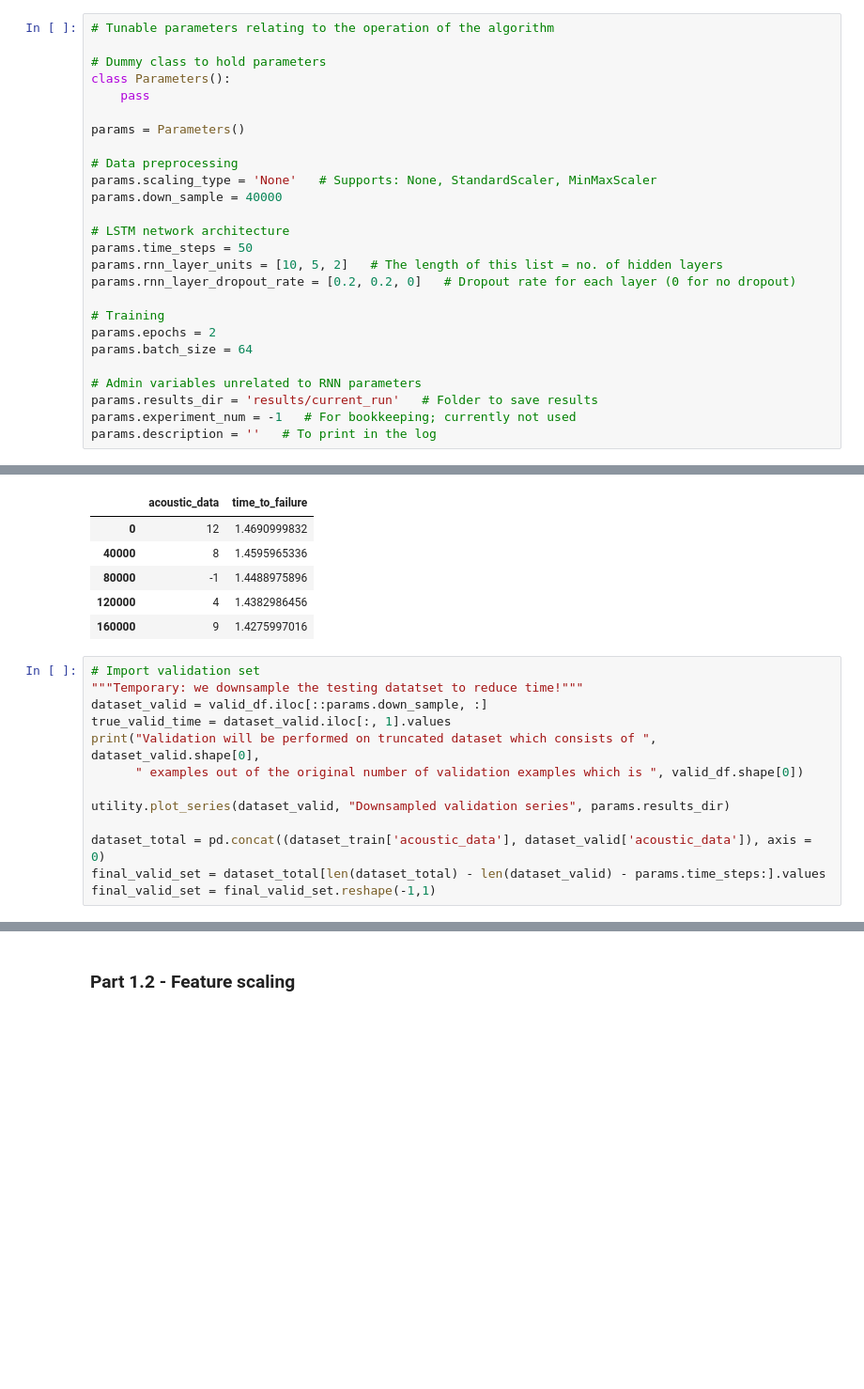
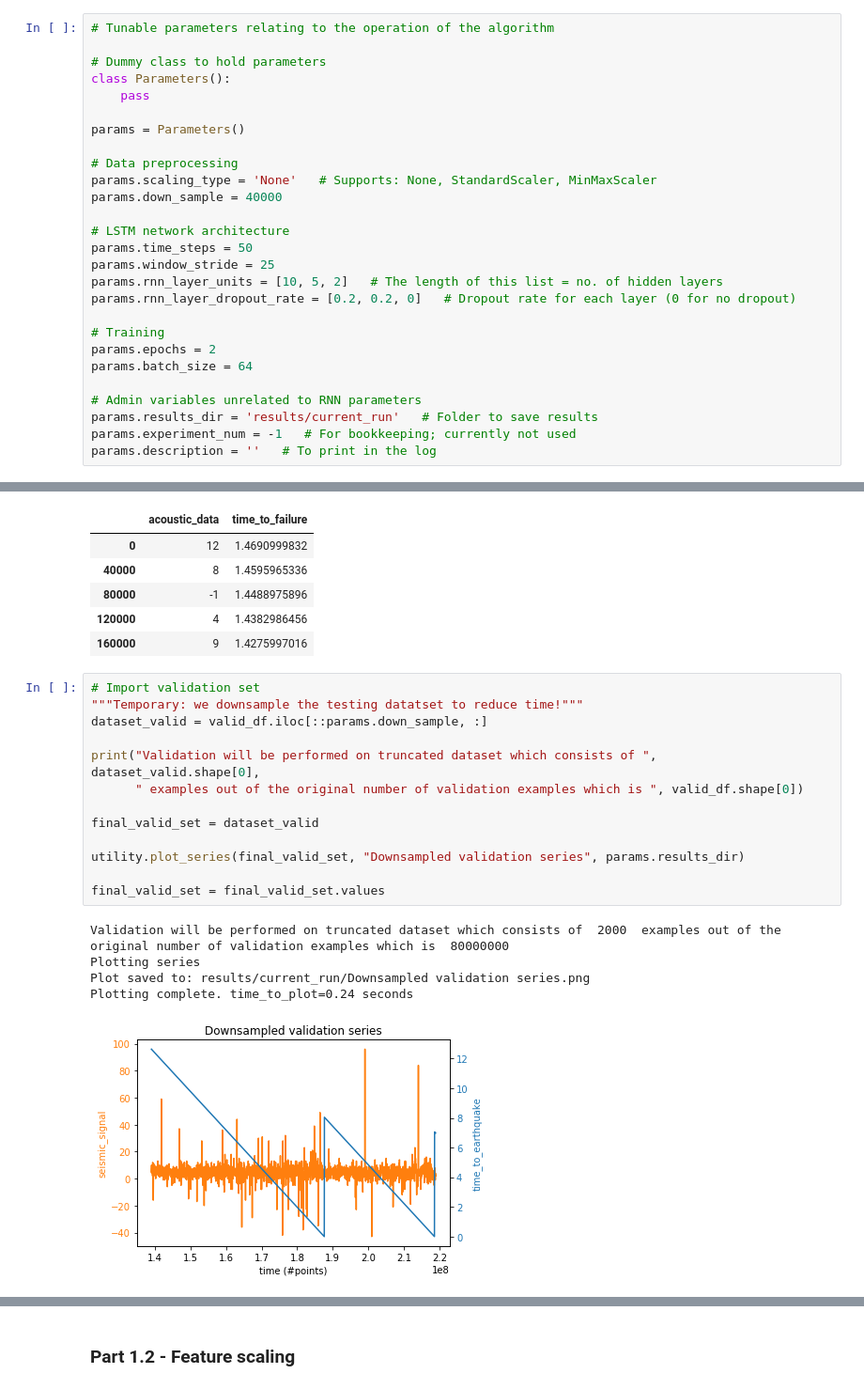
Before and after one commit to sgamage2/ece-9309-ml-project, a Jupyter notebook: LANL_NB.ipynb, the cells around one changed output, grey strips where cells are left out. Shown at 94% size. Drawn from its saved outputs; the diff is of its cells as text; blank space fills up the shorter version.

```diff
--- a/LANL_NB.ipynb
+++ b/LANL_NB.ipynb
@@ -110,6 +111,7 @@ params.down_sample = 40000
 
 # LSTM network architecture
 params.time_steps = 50
+params.window_stride = 25
 params.rnn_layer_units = [10, 5, 2]   # The length of this list = no. of hidden layers
 params.rnn_layer_dropout_rate = [0.2, 0.2, 0]   # Dropout rate for each layer (0 for no dropout)
 
@@ -303,16 +309,22 @@ memory usage: 61.1 KB
 # %%
 # Import validation set
 """Temporary: we downsample the testing datatset to reduce time!"""
 dataset_valid = valid_df.iloc[::params.down_sample, :]
-true_valid_time = dataset_valid.iloc[:, 1].values
+
 print("Validation will be performed on truncated dataset which consists of ", dataset_valid.shape[0],
       " examples out of the original number of validation examples which is ", valid_df.shape[0])
 
-utility.plot_series(dataset_valid, "Downsampled validation series", params.results_dir)
+final_valid_set = dataset_valid
 
-dataset_total = pd.concat((dataset_train['acoustic_data'], dataset_valid['acoustic_data']), axis = 0)
-final_valid_set = dataset_total[len(dataset_total) - len(dataset_valid) - params.time_steps:].values
-final_valid_set = final_valid_set.reshape(-1,1)
+utility.plot_series(final_valid_set, "Downsampled validation series", params.results_dir)
+
+final_valid_set = final_valid_set.values
+# %% [output]
+Validation will be performed on truncated dataset which consists of  2000  examples out of the original number of validation examples which is  80000000
+Plotting series
+Plot saved to: results/current_run/Downsampled validation series.png
+Plotting complete. time_to_plot=0.24 seconds
+[figure, added]
 # %%
 dataset_valid.info()
 dataset_valid.head()
```
Also changed, not shown: parts of 26 cells of this notebook, 1 other file.
